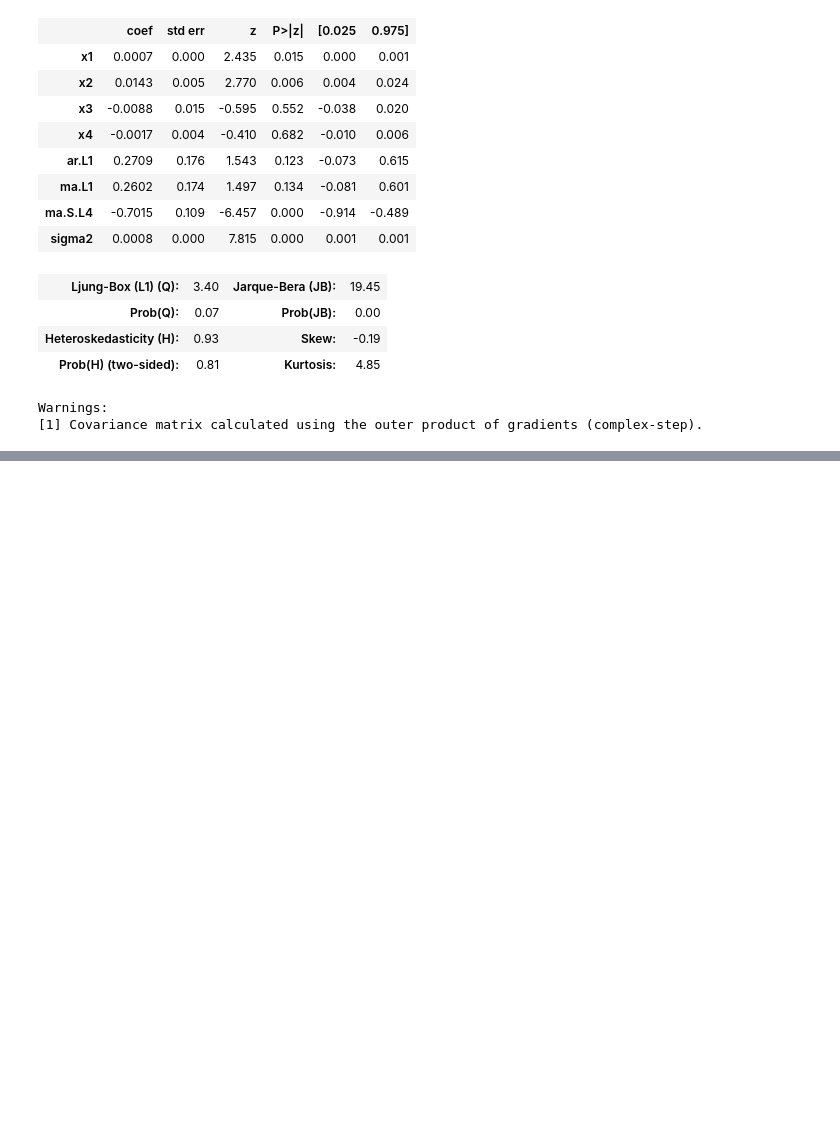
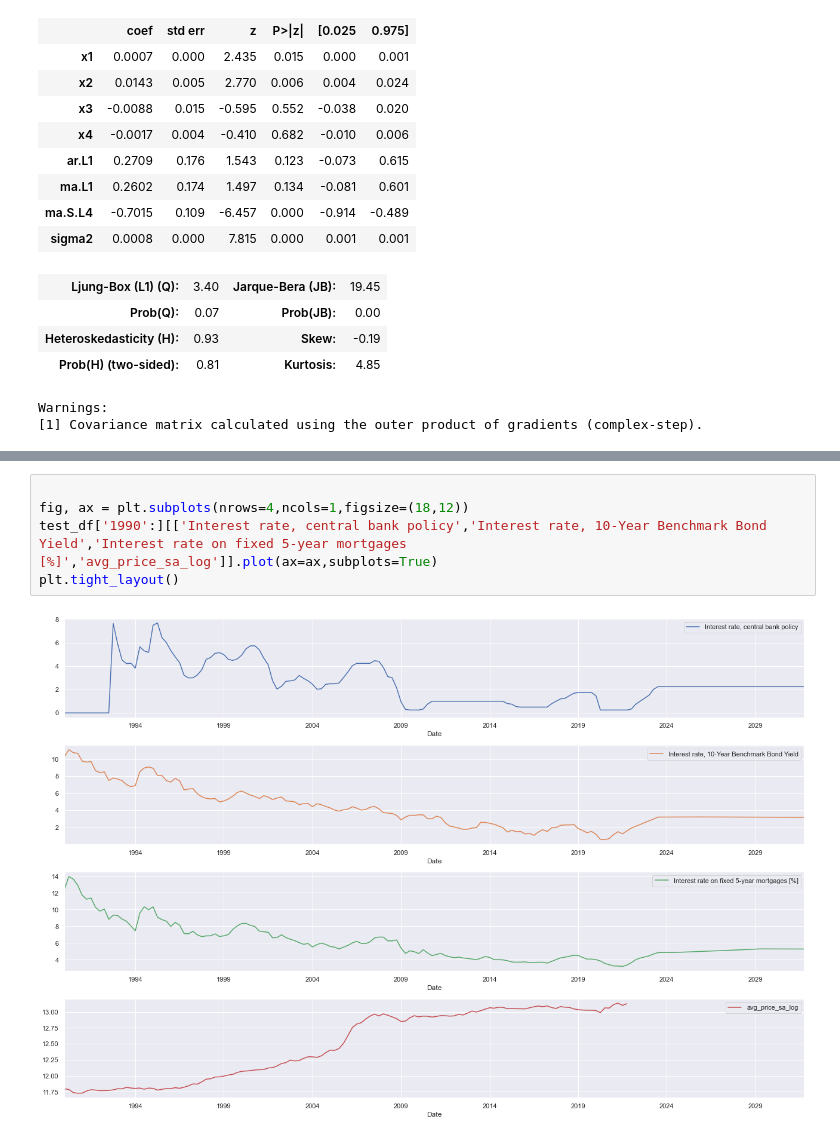
Before and after one commit to doublebigmak/housing_stats, a Jupyter notebook: forecasting/forecast_prices_22.ipynb, the cells around one changed output, grey strips where cells are left out. Drawn from its saved outputs; the diff is of its cells as text; blank space fills up the shorter version.

```diff
--- a/forecasting/forecast_prices_22.ipynb
+++ b/forecasting/forecast_prices_22.ipynb
@@ -349,0 +396,7 @@ Warnings:
+# %%
+
+fig, ax = plt.subplots(nrows=4,ncols=1,figsize=(18,12))
+test_df['1990':][['Interest rate, central bank policy','Interest rate, 10-Year Benchmark Bond Yield','Interest rate on fixed 5-year mortgages [%]','avg_price_sa_log']].plot(ax=ax,subplots=True)
+plt.tight_layout()
+# %% [output]
+[figure, added]
```
Also changed, not shown: parts of 4 cells of this notebook.
